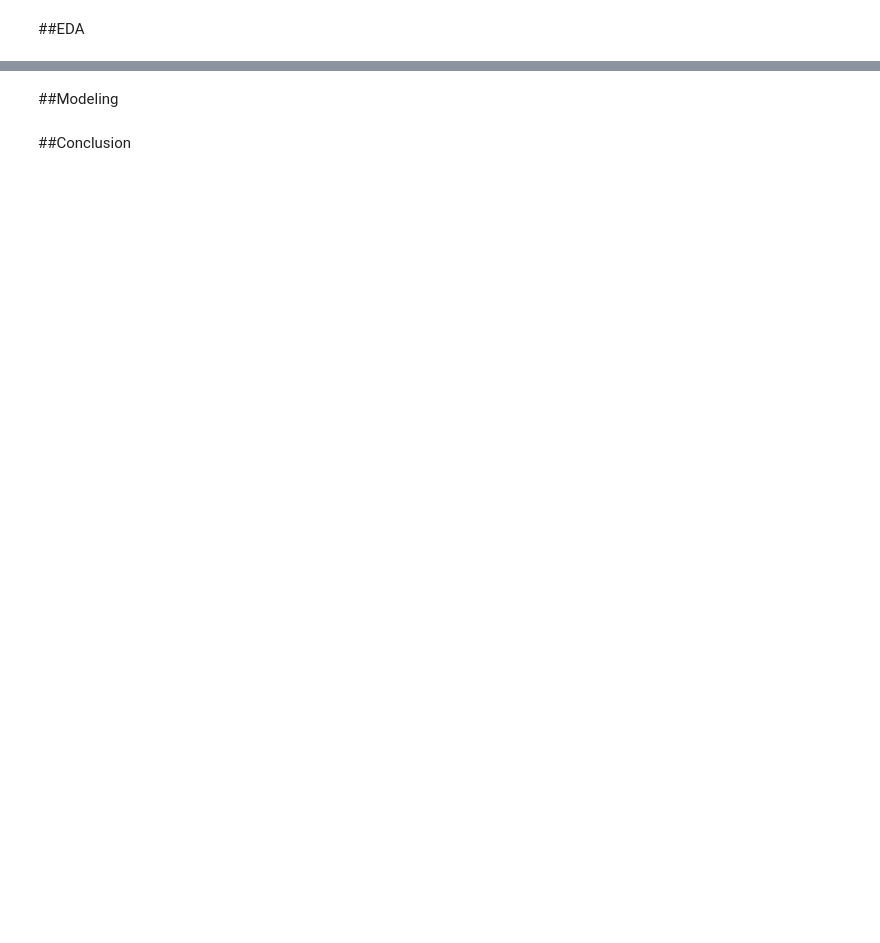
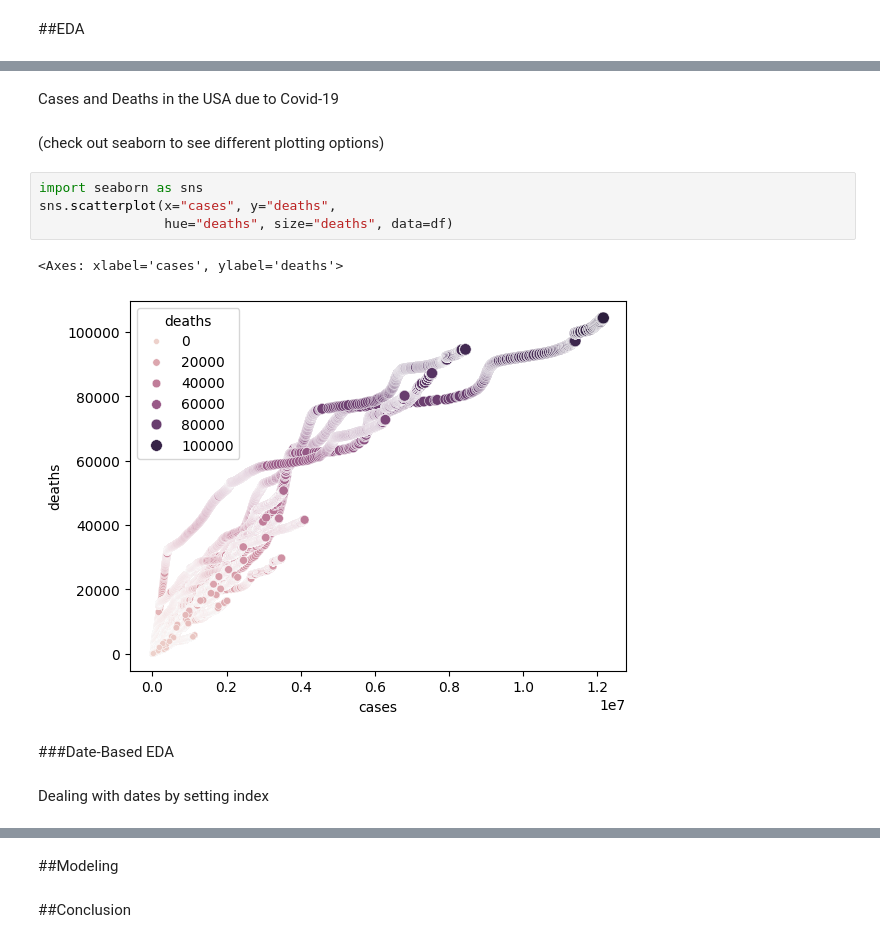
Before and after one commit to JulienOstrander/MLops_DataScience_Demo, a Jupyter notebook: data_science_notebook.ipynb, the cells around one changed output, grey strips where cells are left out. Saved outputs shown, nothing was run; the diff lists cells and outputs as text; blank space fills up the shorter version.

```diff
--- a/data_science_notebook.ipynb
+++ b/data_science_notebook.ipynb
@@ -20,0 +56,15 @@ df.head()
+# %% [markdown]
+Cases and Deaths in the USA due to Covid-19
+# %% [markdown]
+(check out seaborn to see different plotting options)
+# %%
+import seaborn as sns
+sns.scatterplot(x="cases", y="deaths",
+                hue="deaths", size="deaths", data=df)
+# %% [output]
+<Axes: xlabel='cases', ylabel='deaths'>
+[figure, added]
+# %% [markdown]
+###Date-Based EDA
+# %% [markdown]
+Dealing with dates by setting index
```
Also changed, not shown: parts of 8 cells of this notebook.
